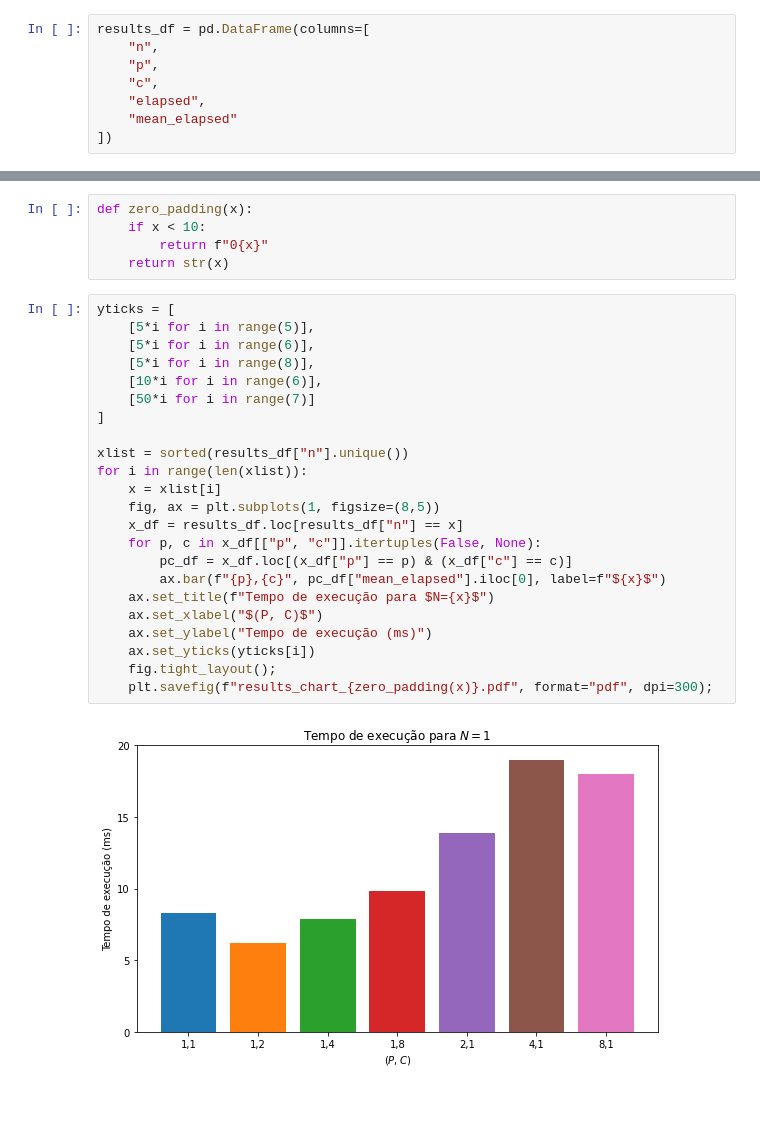
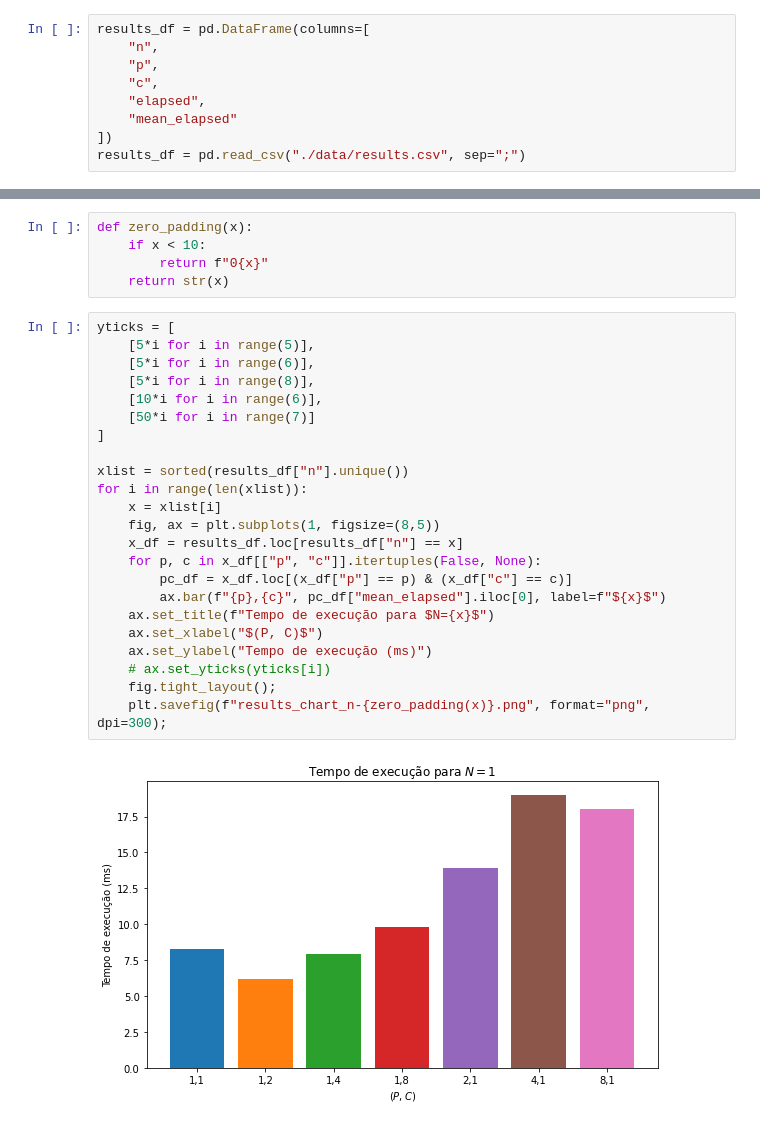
Before and after one commit to pedroboechat/COS470_SistemasDistribuidos, a Jupyter notebook: Trabalho_2/03_Semaphores/analysis.ipynb, the cells around one changed output, grey strips where cells are left out. Cells and saved outputs as stored; diff of their text form.

Commit message:
feat: add analysis result data

```diff
--- a/Trabalho_2/03_Semaphores/analysis.ipynb
+++ b/Trabalho_2/03_Semaphores/analysis.ipynb
@@ -17,6 +17,7 @@ results_df = pd.DataFrame(columns=[
     "elapsed",
     "mean_elapsed"
 ])
+results_df = pd.read_csv("./data/results.csv", sep=";")
 # %% [markdown]
 ## Execução do programa `semaphores` para diferentes<br>parâmetros de $N$, $P$ e $C$
 # %%
@@ -69,25 +90,25 @@ def zero_padding(x):
 # %%
 yticks = [
     [5*i for i in range(5)],
     [5*i for i in range(6)],
     [5*i for i in range(8)],
     [10*i for i in range(6)],
     [50*i for i in range(7)]
 ]
 
 xlist = sorted(results_df["n"].unique())
 for i in range(len(xlist)):
     x = xlist[i]
     fig, ax = plt.subplots(1, figsize=(8,5))
     x_df = results_df.loc[results_df["n"] == x]
     for p, c in x_df[["p", "c"]].itertuples(False, None):
         pc_df = x_df.loc[(x_df["p"] == p) & (x_df["c"] == c)]
         ax.bar(f"{p},{c}", pc_df["mean_elapsed"].iloc[0], label=f"${x}$")
     ax.set_title(f"Tempo de execução para $N={x}$")
     ax.set_xlabel("$(P, C)$")
     ax.set_ylabel("Tempo de execução (ms)")
-    ax.set_yticks(yticks[i])
+    # ax.set_yticks(yticks[i])
     fig.tight_layout();
-    plt.savefig(f"results_chart_{zero_padding(x)}.pdf", format="pdf", dpi=300);
+    plt.savefig(f"results_chart_n-{zero_padding(x)}.png", format="png", dpi=300);
 # %% [output]
-[figure, old version]
+[figure, new version]
```
Also changed, not shown: parts of 2 cells of this notebook, 8 other files.
